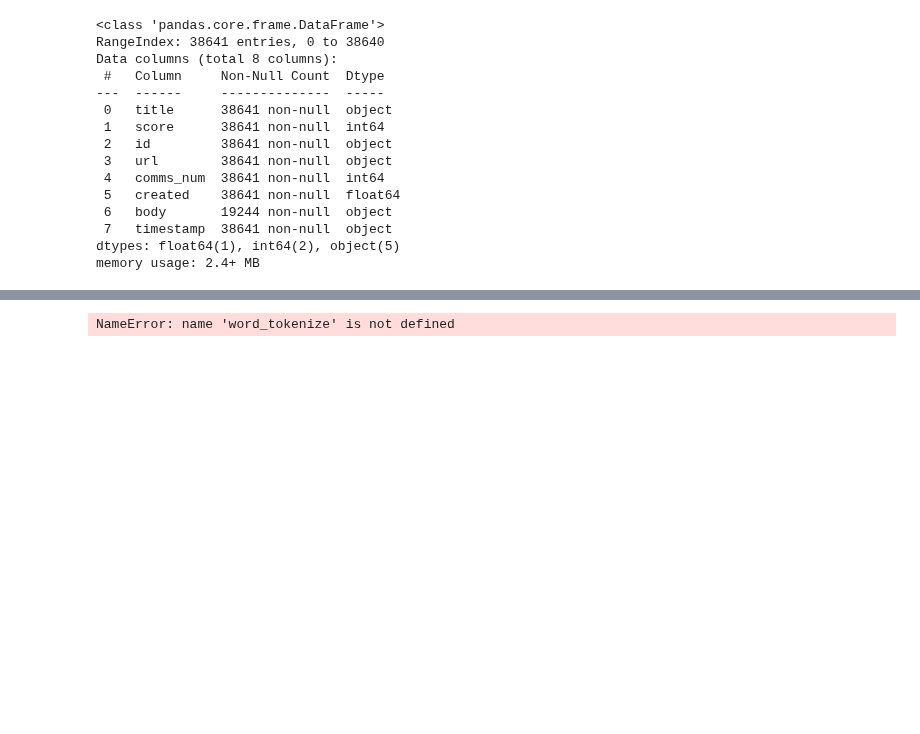
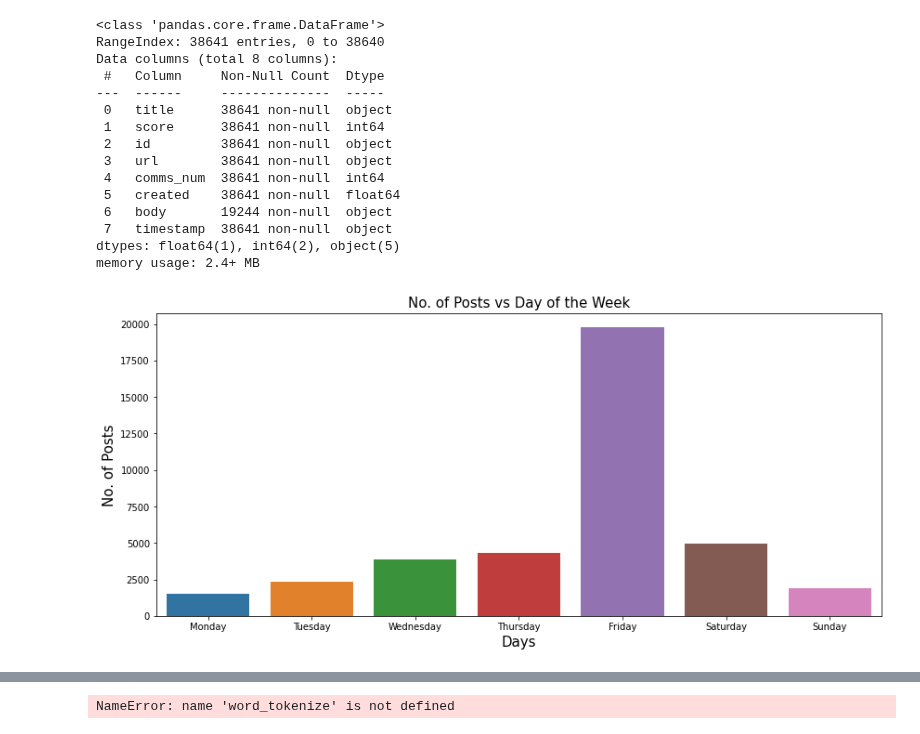
Before and after one commit to JeremiahKamama/Spacy-Analysis, a Jupyter notebook: notebooks/exploration.ipynb, the cells around one changed output, grey strips where cells are left out. Drawn from its saved outputs; the diff is of its cells as text; code cells hidden in the pictures; blank space fills up the shorter version.

```diff
--- a/notebooks/exploration.ipynb
+++ b/notebooks/exploration.ipynb
@@ -52,6 +48,29 @@ Data columns (total 8 columns):
  7   timestamp  38641 non-null  object
 dtypes: float64(1), int64(2), object(5)
 memory usage: 2.4+ MB
+# %%
+wsb['timestamp'] = pd.to_datetime(wsb['timestamp'])
+
+day_of_the_week = {0: 'Monday', 1: 'Tuesday', 2: 'Wednesday', 3: 'Thursday', 4: 'Friday', 5: 'Saturday', 6: 'Sunday'}
+days_order = list(day_of_the_week.values())
+
+wsb['Weekday'] = wsb['timestamp'].apply(lambda x : day_of_the_week[x.weekday()])
+
+xs = wsb['Weekday'].value_counts().index
+ys = wsb['Weekday'].value_counts().values
+
+plt.figure(figsize=(14,6))
+
+sns.barplot(x=xs, y=ys, order=days_order)
+
+plt.title("No. of Posts vs Day of the Week", fontsize=15)
+
+plt.xlabel("Days", fontsize=15)
+plt.ylabel("No. of Posts", fontsize=15)
+
+plt.show()
+# %% [output]
+[figure, added]
 # %%
 wsb_title = wsb_title['title'].dropna()
 wsb_body = wsb_body['body'].dropna()
```
Also changed, not shown: parts of 2 cells of this notebook.
